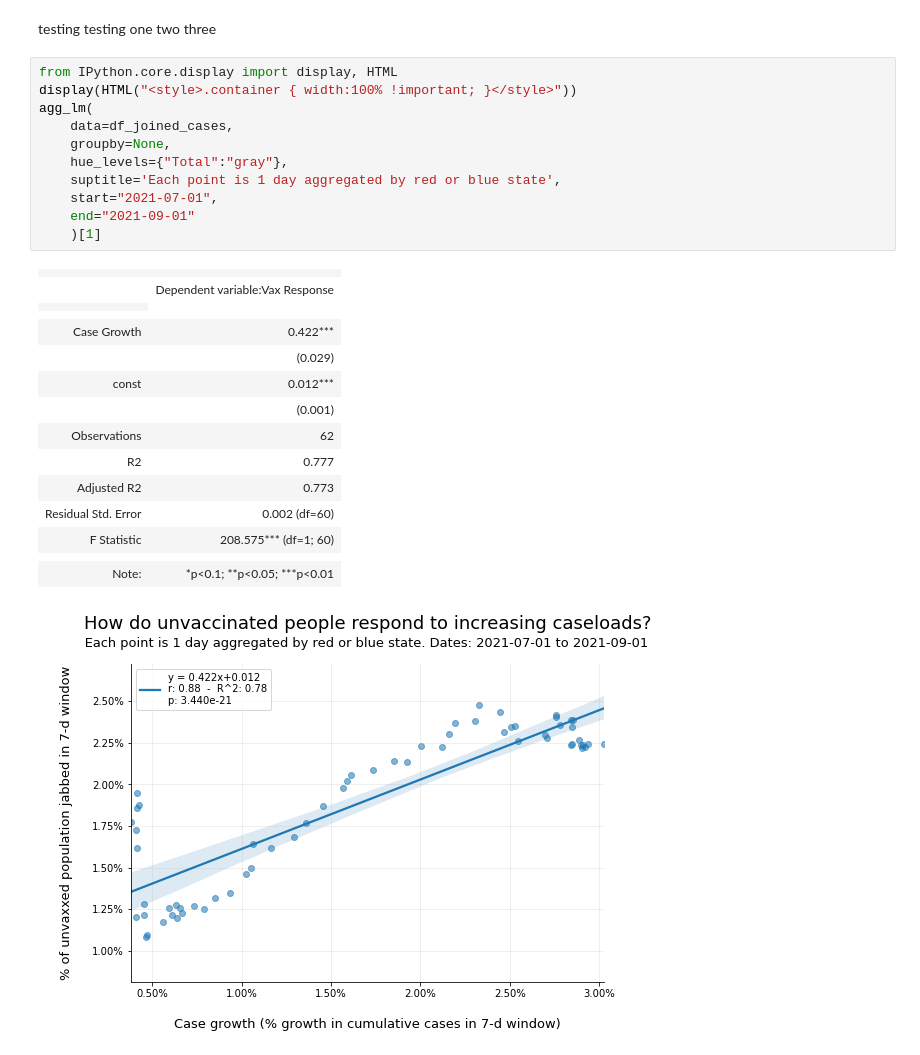
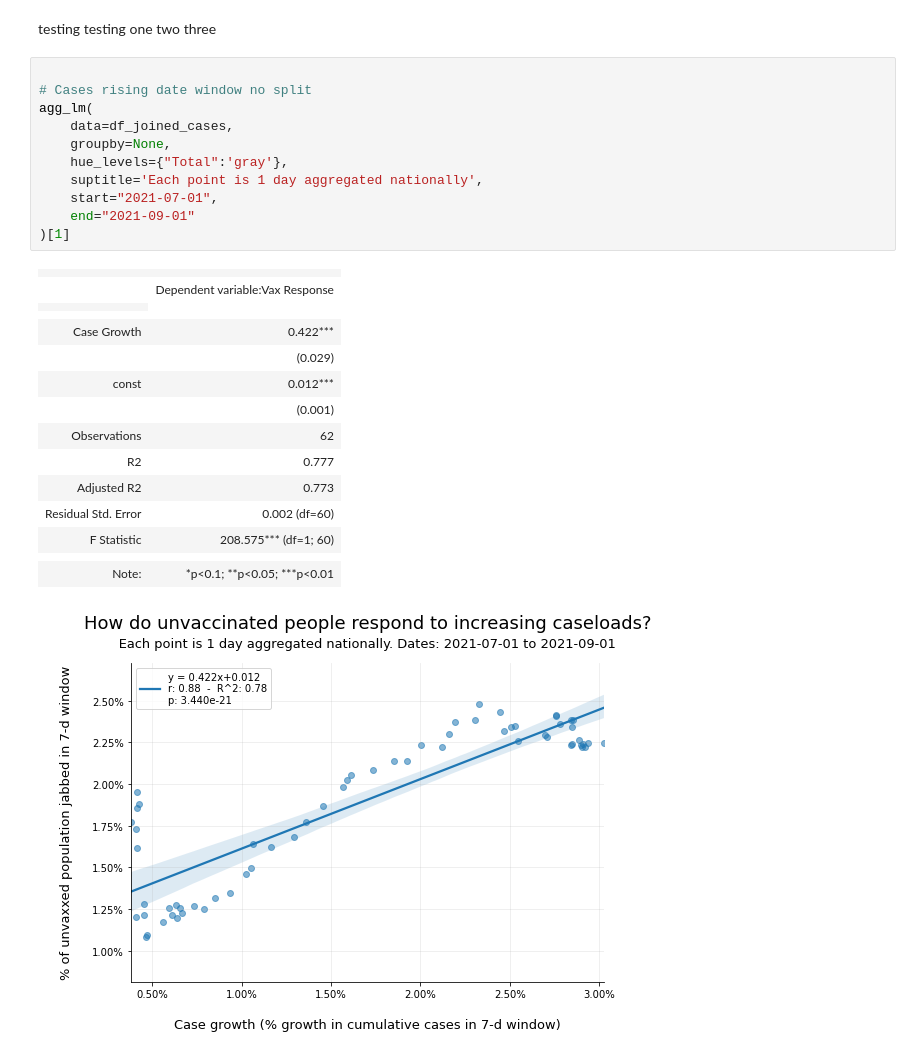
Before and after one commit to mraottth/API-201Z, a Jupyter notebook: Python/test_jupyter.ipynb, the cells around one changed output. Drawn from its saved outputs; the diff is of its cells as text.

```diff
--- a/Python/test_jupyter.ipynb
+++ b/Python/test_jupyter.ipynb
@@ -10,30 +10,30 @@ df_joined_cases = pd.read_csv(os.getcwd().split('API-201Z')[0] + 'API-201Z/Data
 # %% [markdown]
 testing testing one two three
 # %%
-from IPython.core.display import display, HTML
-display(HTML("<style>.container { width:100% !important; }</style>"))
+
+# Cases rising date window no split
 agg_lm(
     data=df_joined_cases,
     groupby=None,
-    hue_levels={"Total":"gray"},
-    suptitle='Each point is 1 day aggregated by red or blue state',
+    hue_levels={"Total":'gray'},
+    suptitle='Each point is 1 day aggregated nationally',
     start="2021-07-01",
     end="2021-09-01"
-    )[1]
+)[1]
 # %% [output]
 |  |  |
 |  | Dependent variable:Vax Response |
 |  |
 |  |  |
 | Case Growth | 0.422*** |
 |  | (0.029) |
 | const | 0.012*** |
 |  | (0.001) |  |  |
 | Observations | 62 |
 | R2 | 0.777 |
 | Adjusted R2 | 0.773 |
 | Residual Std. Error | 0.002 (df=60) |
 | F Statistic | 208.575*** (df=1; 60) |
 |  |  |
 | Note: | *p<0.1; **p<0.05; ***p<0.01 |
-[figure, old version]
+[figure, new version]
```
Also changed, not shown: parts of 2 cells of this notebook, 3 other files.
